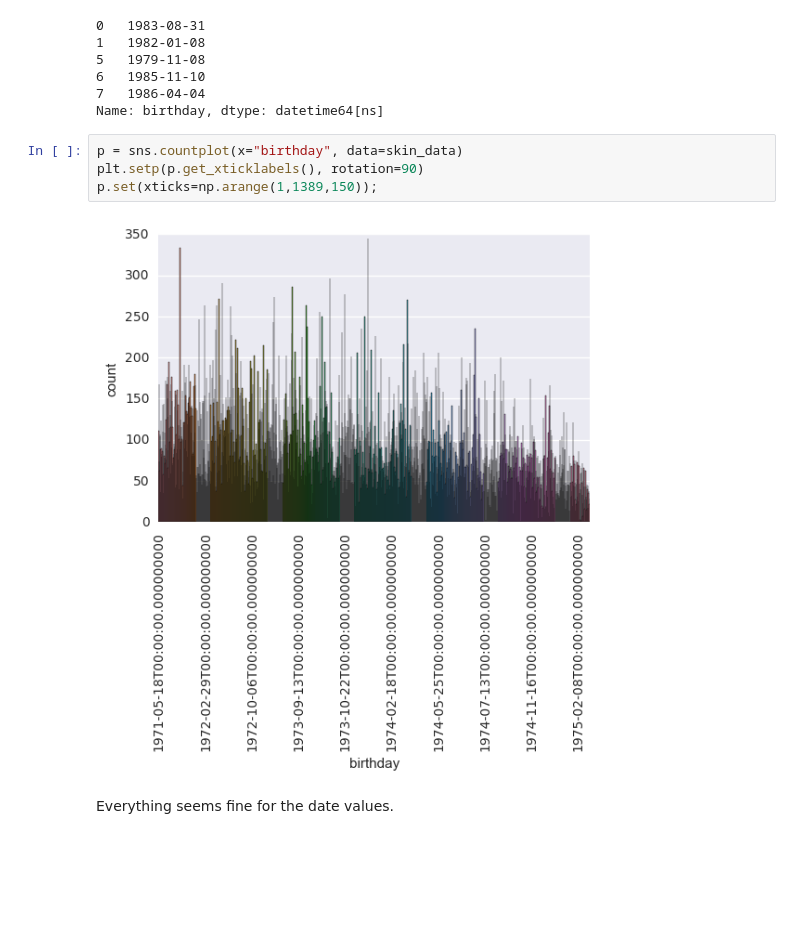
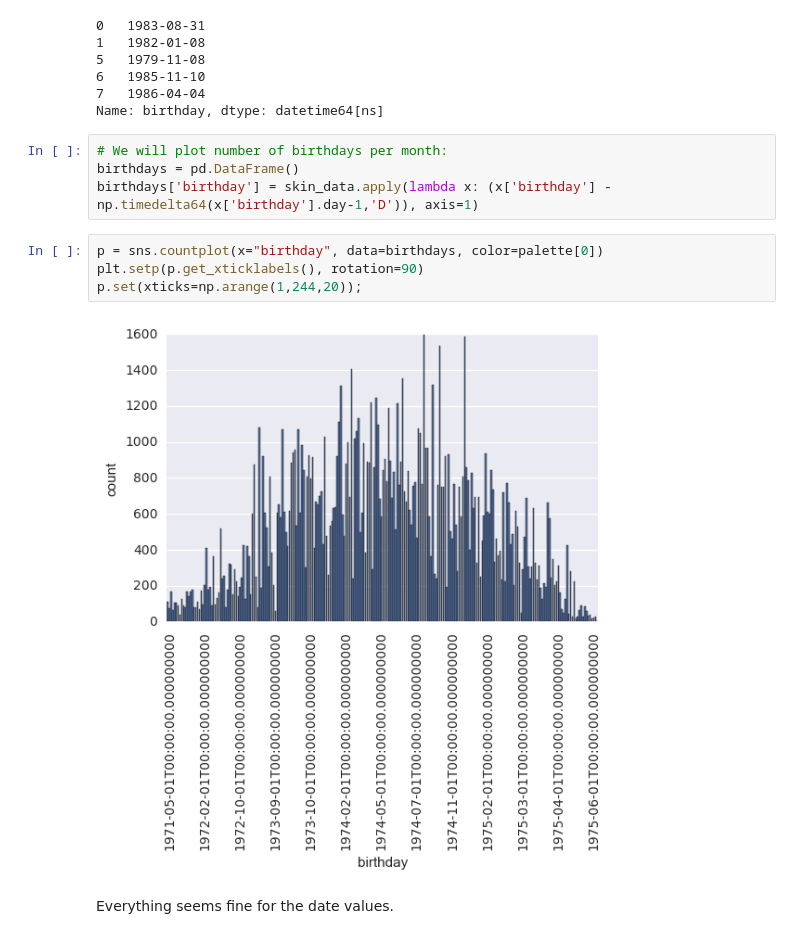
Before and after one commit to semplea/adaepfl-hw, a Jupyter notebook: 04 - Applied ML/nb.ipynb, the cells around one changed output. Saved outputs shown, nothing was run; the diff lists cells and outputs as text; blank space fills up the shorter version.

```diff
--- a/04 - Applied ML/nb.ipynb
+++ b/04 - Applied ML/nb.ipynb
@@ -118,12 +123,16 @@ skin_data['birthday'].head()
 6   1985-11-10
 7   1986-04-04
 Name: birthday, dtype: datetime64[ns]
+# %%
+# We will plot number of birthdays per month:
+birthdays = pd.DataFrame()
+birthdays['birthday'] = skin_data.apply(lambda x: (x['birthday'] - np.timedelta64(x['birthday'].day-1,'D')), axis=1)
 # %%
-p = sns.countplot(x="birthday", data=skin_data)
+p = sns.countplot(x="birthday", data=birthdays, color=palette[0])
 plt.setp(p.get_xticklabels(), rotation=90)
-p.set(xticks=np.arange(1,1389,150));
+p.set(xticks=np.arange(1,244,20));
 # %% [output]
-[figure, old version]
+[figure, new version]
 # %% [markdown]
 Everything seems fine for the date values.
 # %% [markdown]
```
Also changed, not shown: parts of 15 cells of this notebook.
